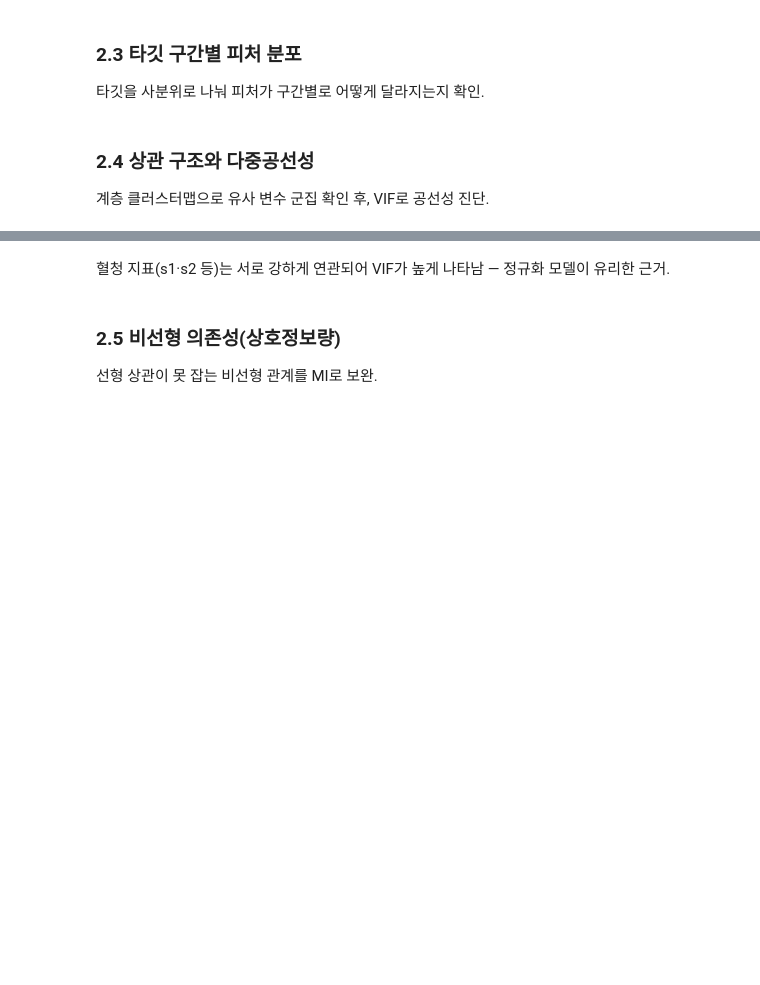
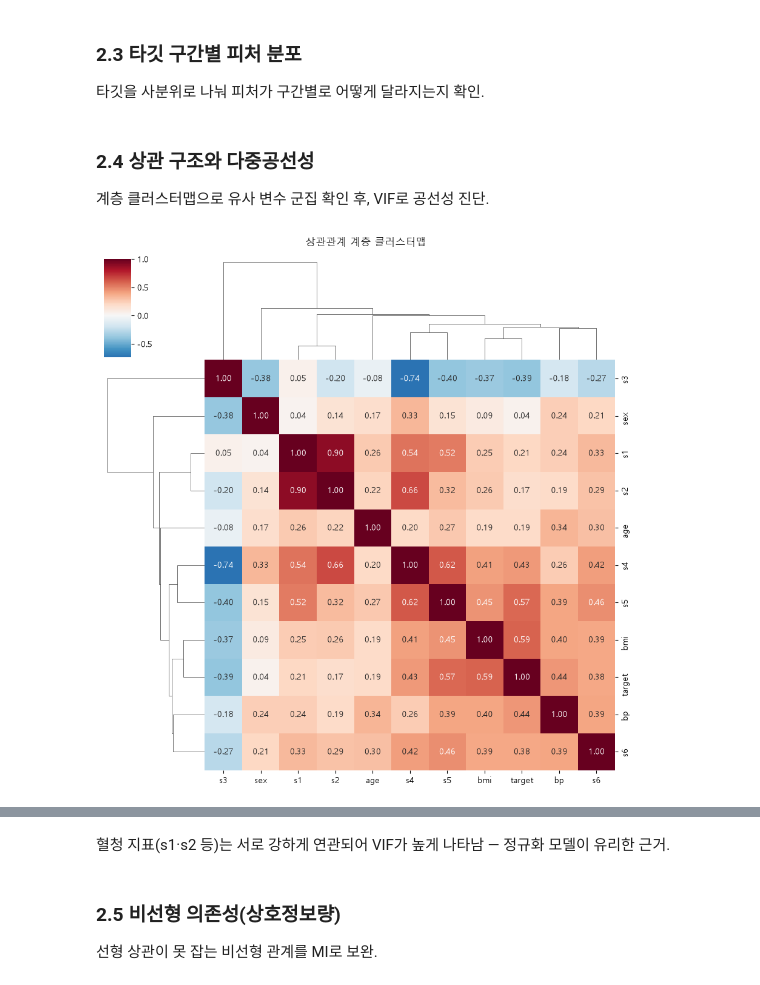
Before and after one commit to jieunseo02/second-repo, a Jupyter notebook: notebooks/diabetes_advanced_practice.ipynb, the cells around one changed output, grey strips where cells are left out. Saved outputs shown, nothing was run; the diff lists cells and outputs as text; code cells hidden in the pictures; blank space fills up the shorter version.

```diff
--- a/notebooks/diabetes_advanced_practice.ipynb
+++ b/notebooks/diabetes_advanced_practice.ipynb
@@ -55,8 +57,8 @@ print("준비 완료")
 결측·중복 점검과 요약 통계로 데이터 상태 파악.
 # %%
 # [TODO 1] 원본 스케일로 로드 후 sex 를 0/1 로 인코딩 (정규화를 풀어 해석 가능하게)
-data = load_diabetes(______)                  # scaled 인자로 정규화 해제 + as_frame 으로 DataFrame 반환
+data = load_diabetes(scaled=False, as_frame=True)                  # scaled 인자로 정규화 해제 + as_frame 으로 DataFrame 반환
 X = data.data.copy(); y = data.target.copy()
-X["sex"] = (X["sex"] == ______).astype(int)   # 두 성별 범주 중 한쪽을 True(=1)로 만들어 이진화
+X["sex"] = (X["sex"] == 2.0).astype(int)   # 두 성별 범주 중 한쪽을 True(=1)로 만들어 이진화
 df = X.assign(target=y)                        # 피처에 target 열을 합친 분석용 DataFrame
 print("형태:", df.shape); display(df.head())
@@ -103,8 +131,12 @@ for f in ["bmi", "s5", "bp", "s3"]:
 계층 클러스터맵으로 유사 변수 군집 확인 후, VIF로 공선성 진단.
 # %%
 # [TODO 6] 상관관계 + 계층 클러스터링 (유사 변수 군집 확인)
-cg = sns.clustermap(______)                    # df.corr() 을 클러스터링해 비슷한 변수끼리 묶어 표시
-cg.fig.suptitle("상관관계 계층 클러스터맵", y=1.02); plt.show()
+cg = sns.clustermap(df.corr(), annot=True, fmt=".2f", cmap="RdBu_r",
+                    center=0, figsize=(9, 9))                    # df.corr() 을 클러스터링해 비슷한 변수끼리 묶어 표시
+cg.fig.suptitle("상관관계 계층 클러스터맵", y=1.02);
+plt.show()
+# %% [output]
+[figure, added]
 # %%
 # [TODO 7] 다중공선성 진단(VIF) — 클수록 다른 변수로 설명되는 정도가 큼
 from statsmodels.stats.outliers_influence import variance_inflation_factor
```
Also changed, not shown: parts of 19 cells of this notebook, 1 other file.
